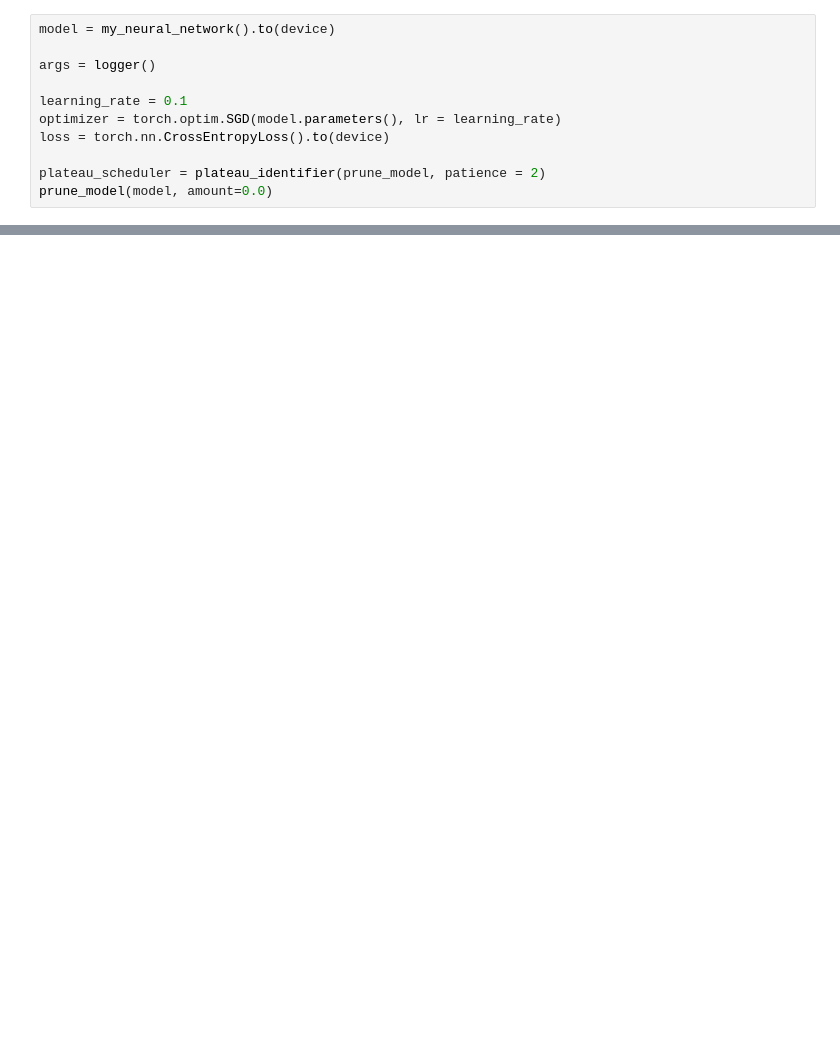
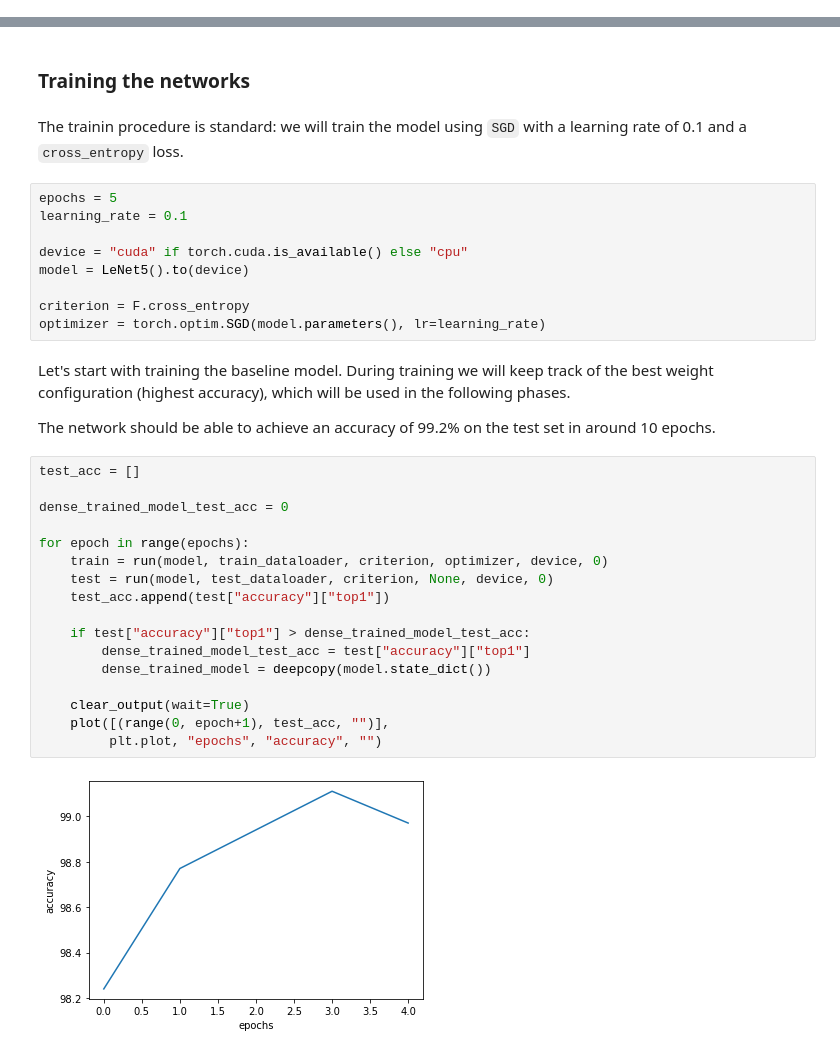
Before and after one commit to EIDOSLAB/ICIAP2021-T7-pruning, a Jupyter notebook: src/tutorial_ICIAP.ipynb, the cells around one changed output, grey strips where cells are left out. Drawn from its saved outputs; the diff is of its cells as text; blank space fills up the shorter version.

```diff
--- a/src/tutorial_ICIAP.ipynb
+++ b/src/tutorial_ICIAP.ipynb
@@ -218,11 +0,0 @@ def plotting(args):
-# %%
-model = my_neural_network().to(device)
-
-args = logger()
-
-learning_rate = 0.1
-optimizer = torch.optim.SGD(model.parameters(), lr = learning_rate)
-loss = torch.nn.CrossEntropyLoss().to(device)
-
-plateau_scheduler = plateau_identifier(prune_model, patience = 2)
-prune_model(model, amount=0.0)
@@ -356,0 +371,36 @@ test(model_static_quantized, test_loader, -1)
+# %% [markdown]
+### Training the networks
+# %% [markdown]
+The trainin procedure is standard: we will train the model using `SGD` with a learning rate of 0.1 and a `cross_entropy` loss.
+# %%
+epochs = 5
+learning_rate = 0.1
+
+device = "cuda" if torch.cuda.is_available() else "cpu"
+model = LeNet5().to(device)
+
+criterion = F.cross_entropy
+optimizer = torch.optim.SGD(model.parameters(), lr=learning_rate)
+# %% [markdown]
+Let's start with training the baseline model. During training we will keep track of the best weight configuration (highest accuracy), which will be used in the following phases.
+
+The network should be able to achieve an accuracy of 99.2% on the test set in around 10 epochs.
+# %%
+test_acc = []
+
+dense_trained_model_test_acc = 0
+
+for epoch in range(epochs):
+    train = run(model, train_dataloader, criterion, optimizer, device, 0)
+    test = run(model, test_dataloader, criterion, None, device, 0)
+    test_acc.append(test["accuracy"]["top1"])
+
+    if test["accuracy"]["top1"] > dense_trained_model_test_acc:
+        dense_trained_model_test_acc = test["accuracy"]["top1"]
+        dense_trained_model = deepcopy(model.state_dict())
+
+    clear_output(wait=True)
+    plot([(range(0, epoch+1), test_acc, "")],
+         plt.plot, "epochs", "accuracy", "")
+# %% [output]
+[figure, added]
```
Also changed, not shown: parts of 83 cells of this notebook.
